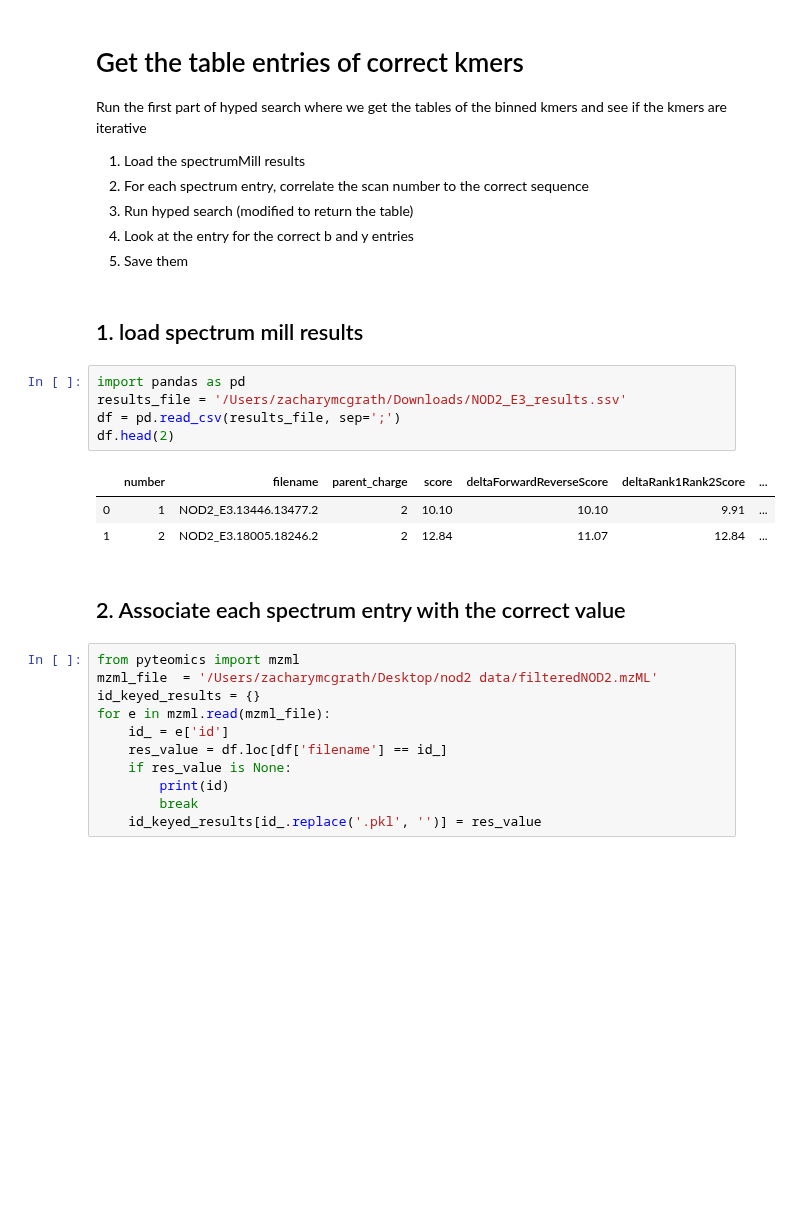
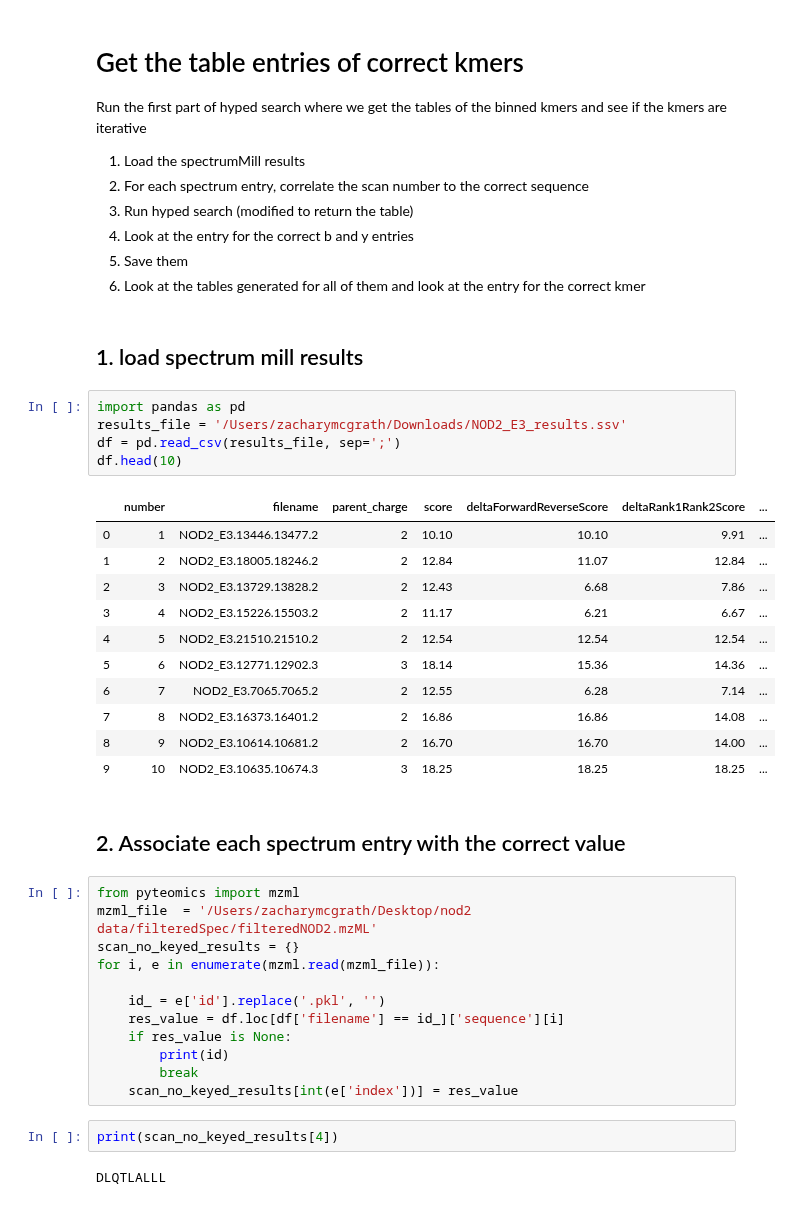
Before and after one commit to zmcgrath96/hypedsearch, a Jupyter notebook: sandbox/jupyter notebooks/Get table entries of correct kmers.ipynb, the cells around one changed output. Drawn from its saved outputs; the diff is of its cells as text; blank space fills up the shorter version.

```diff
--- a/sandbox/jupyter notebooks/Get table entries of correct kmers.ipynb
+++ b/sandbox/jupyter notebooks/Get table entries of correct kmers.ipynb
@@ -6,28 +6,42 @@ Run the first part of hyped search where we get the tables of the binned kmers a
 3. Run hyped search (modified to return the table)
 4. Look at the entry for the correct b and y entries
 5. Save them
+6. Look at the tables generated for all of them and look at the entry for the correct kmer
 # %% [markdown]
 ## 1. load spectrum mill results
 # %%
 import pandas as pd
 results_file = '/Users/zacharymcgrath/Downloads/NOD2_E3_results.ssv'
 df = pd.read_csv(results_file, sep=';')
-df.head(2)
+df.head(10)
 # %% [output]
 |  | number | filename | parent_charge | score | deltaForwardReverseScore | deltaRank1Rank2Score | ... |
 | 0 | 1 | NOD2_E3.13446.13477.2 | 2 | 10.10 | 10.10 | 9.91 | ... |
 | 1 | 2 | NOD2_E3.18005.18246.2 | 2 | 12.84 | 11.07 | 12.84 | ... |
+| 2 | 3 | NOD2_E3.13729.13828.2 | 2 | 12.43 | 6.68 | 7.86 | ... |
+| 3 | 4 | NOD2_E3.15226.15503.2 | 2 | 11.17 | 6.21 | 6.67 | ... |
+| 4 | 5 | NOD2_E3.21510.21510.2 | 2 | 12.54 | 12.54 | 12.54 | ... |
+| 5 | 6 | NOD2_E3.12771.12902.3 | 3 | 18.14 | 15.36 | 14.36 | ... |
+| 6 | 7 | NOD2_E3.7065.7065.2 | 2 | 12.55 | 6.28 | 7.14 | ... |
+| 7 | 8 | NOD2_E3.16373.16401.2 | 2 | 16.86 | 16.86 | 14.08 | ... |
+| 8 | 9 | NOD2_E3.10614.10681.2 | 2 | 16.70 | 16.70 | 14.00 | ... |
+| 9 | 10 | NOD2_E3.10635.10674.3 | 3 | 18.25 | 18.25 | 18.25 | ... |
 # %% [markdown]
 ## 2. Associate each spectrum entry with the correct value
 # %%
 from pyteomics import mzml
-mzml_file  = '/Users/zacharymcgrath/Desktop/nod2 data/filteredNOD2.mzML'
-id_keyed_results = {}
-for e in mzml.read(mzml_file):
-    id_ = e['id']
-    res_value = df.loc[df['filename'] == id_]
+mzml_file  = '/Users/zacharymcgrath/Desktop/nod2 data/filteredSpec/filteredNOD2.mzML'
+scan_no_keyed_results = {}
+for i, e in enumerate(mzml.read(mzml_file)):
+
+    id_ = e['id'].replace('.pkl', '')
+    res_value = df.loc[df['filename'] == id_]['sequence'][i]
     if res_value is None:
         print(id)
         break
-    id_keyed_results[id_.replace('.pkl', '')] = res_value
+    scan_no_keyed_results[int(e['index'])] = res_value
+# %%
+print(scan_no_keyed_results[4])
+# %% [output]
+DLQTLALLL
 # %% [markdown]
```
Also changed, not shown: parts of 9 cells of this notebook, 13 other files.
